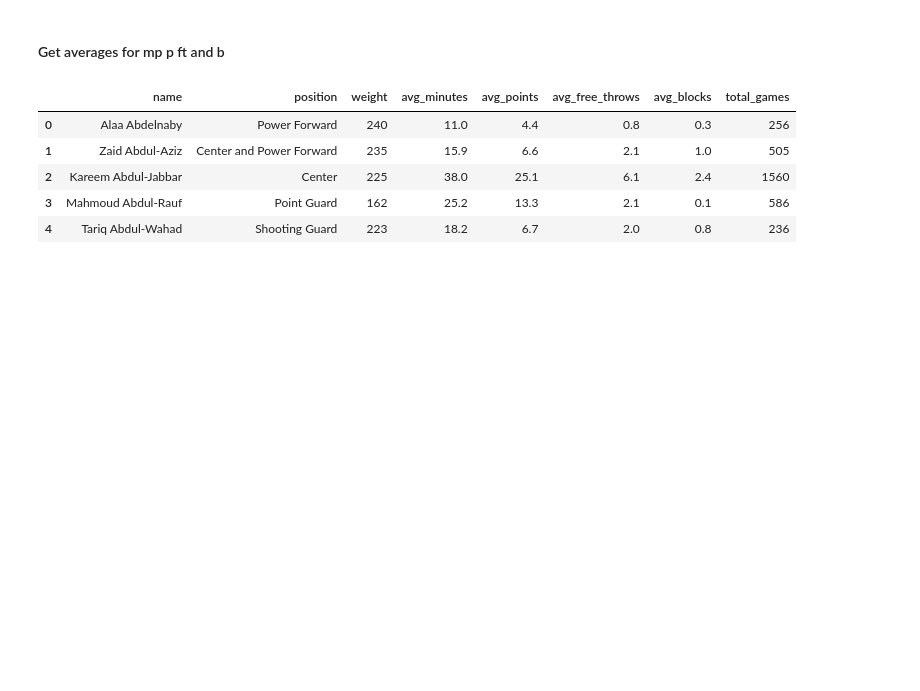
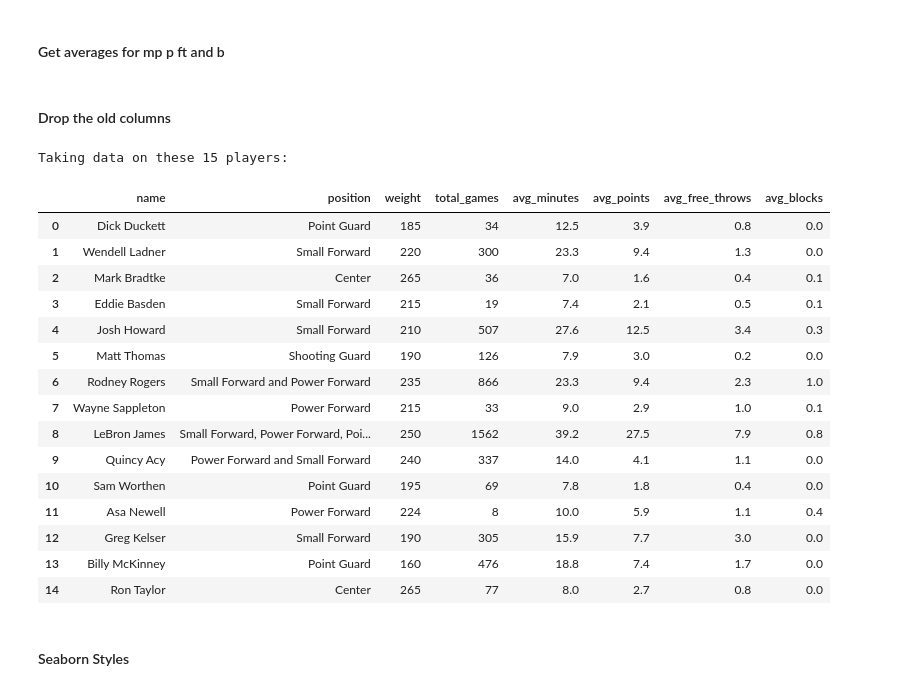
Before and after one commit to rrishi04/Project-2---Web-Scraped-Data-Analysis-and-Visualizations, a Jupyter notebook: web-scraping (3).ipynb, the cells around one changed output. Saved outputs shown, nothing was run; the diff lists cells and outputs as text; code cells hidden in the pictures; blank space fills up the shorter version.

```diff
--- a/web-scraping (3).ipynb
+++ b/web-scraping (3).ipynb
@@ -133,8 +136,11 @@ Collected 5372 player profile links.
 # %% [markdown]
 #### Loop through 5 players and scrape each part of their stats
 # %%
+# Get random players
+random.shuffle(player_links)
+
 # Loop through first 5 players
-for i, url in enumerate(player_links[:5]):
+for i, url in enumerate(player_links[:15]):
 
     # Get the HTML and soup of the player
     html = get_web_page(url)
@@ -233,7 +239,7 @@ for i, url in enumerate(player_links[:5]):
     # sleep between requests
     time.sleep(2)
 print(f"\nTotal players scraped: {len(pipeline_list)}")
-print(pipeline_list[:5])
+print(pipeline_list[:15])
 # %% [output]
 Processed 1/5372 players...
 Processed 2/5372 players...
@@ -271,26 +272,48 @@ for col, new_col in [
+# %%
+# change col names
+for col, new_col in [
+    ("minutes_played", "avg_minutes"),
+    ("points", "avg_points"),
+    ("free_throws", "avg_free_throws"),
+    ("blocks", "avg_blocks")]:
+    # get average * help from chatGPT
+    if col in df.columns:
+        df[new_col] = df[col].apply(
+            # If value is a list and not empty, calculate the average
+            lambda x: round(sum(x) / len(x), 1) if isinstance(x, list) and len(x) > 0
+            # If value is a single number, convert it to float
+            else round(float(x), 1) if x not in [None, 'NaN', ''] and not isinstance(x, list) else 0
+        )
+    # if nothing return 0
+    else:
+        df[new_col] = 0
+# %% [markdown]
+#### Drop the old columns
 # %%
-# Drop unnecessary columns
+# drop columns
 for col in ["minutes_played", "points", "free_throws", "blocks"]:
     if col in df.columns:
         df.drop(columns=[col], inplace=True)
 
-# Convert to numeric (int/float)
-numeric_cols = ["weight", "avg_minutes", "avg_points", "avg_free_throws", "avg_blocks", "total_games"]
-df[numeric_cols] = df[numeric_cols].apply(pd.to_numeric, errors='coerce').fillna(0)
-
-# Clean string columns
-df[["name", "position"]] = df[["name", "position"]].apply(lambda x: x.str.strip())
-
-# Reorder columns
-cols_order = ["name", "position", "weight", "avg_minutes", "avg_points", "avg_free_throws", "avg_blocks", "total_games"]
-df = df[cols_order]
-
-# Display cleaned DataFrame
-df.head()
+print("Taking data on these 15 players:")
+df
 # %% [output]
+Taking data on these 15 players:
-|  | name | position | weight | avg_minutes | avg_points | avg_free_throws | avg_blocks | total_games |
-| 0 | Alaa Abdelnaby | Power Forward | 240 | 11.0 | 4.4 | 0.8 | 0.3 | 256 |
-| 1 | Zaid Abdul-Aziz | Center and Power Forward | 235 | 15.9 | 6.6 | 2.1 | 1.0 | 505 |
-| 2 | Kareem Abdul-Jabbar | Center | 225 | 38.0 | 25.1 | 6.1 | 2.4 | 1560 |
-| 3 | Mahmoud Abdul-Rauf | Point Guard | 162 | 25.2 | 13.3 | 2.1 | 0.1 | 586 |
-| 4 | Tariq Abdul-Wahad | Shooting Guard | 223 | 18.2 | 6.7 | 2.0 | 0.8 | 236 |
+|  | name | position | weight | total_games | avg_minutes | avg_points | avg_free_throws | avg_blocks |
+| 0 | Dick Duckett | Point Guard | 185 | 34 | 12.5 | 3.9 | 0.8 | 0.0 |
+| 1 | Wendell Ladner | Small Forward | 220 | 300 | 23.3 | 9.4 | 1.3 | 0.0 |
+| 2 | Mark Bradtke | Center | 265 | 36 | 7.0 | 1.6 | 0.4 | 0.1 |
+| 3 | Eddie Basden | Small Forward | 215 | 19 | 7.4 | 2.1 | 0.5 | 0.1 |
+| 4 | Josh Howard | Small Forward | 210 | 507 | 27.6 | 12.5 | 3.4 | 0.3 |
+| 5 | Matt Thomas | Shooting Guard | 190 | 126 | 7.9 | 3.0 | 0.2 | 0.0 |
+| 6 | Rodney Rogers | Small Forward and Power Forward | 235 | 866 | 23.3 | 9.4 | 2.3 | 1.0 |
+| 7 | Wayne Sappleton | Power Forward | 215 | 33 | 9.0 | 2.9 | 1.0 | 0.1 |
+| 8 | LeBron James | Small Forward, Power Forward, Poi... | 250 | 1562 | 39.2 | 27.5 | 7.9 | 0.8 |
+| 9 | Quincy Acy | Power Forward and Small Forward | 240 | 337 | 14.0 | 4.1 | 1.1 | 0.0 |
+| 10 | Sam Worthen | Point Guard | 195 | 69 | 7.8 | 1.8 | 0.4 | 0.0 |
+| 11 | Asa Newell | Power Forward | 224 | 8 | 10.0 | 5.9 | 1.1 | 0.4 |
+| 12 | Greg Kelser | Small Forward | 190 | 305 | 15.9 | 7.7 | 3.0 | 0.0 |
+| 13 | Billy McKinney | Point Guard | 160 | 476 | 18.8 | 7.4 | 1.7 | 0.0 |
+| 14 | Ron Taylor | Center | 265 | 77 | 8.0 | 2.7 | 0.8 | 0.0 |
+# %% [markdown]
+#### Seaborn Styles
```
Also changed, not shown: parts of 14 cells of this notebook.
